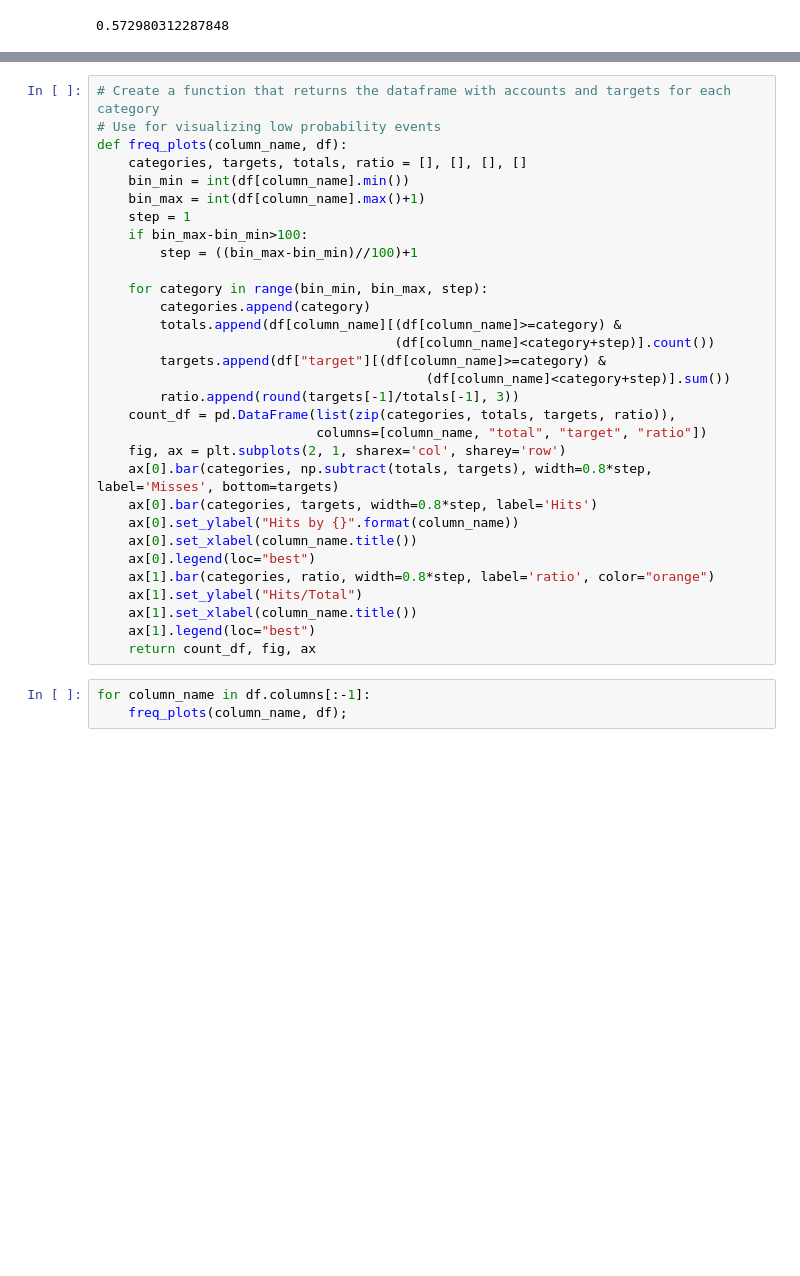
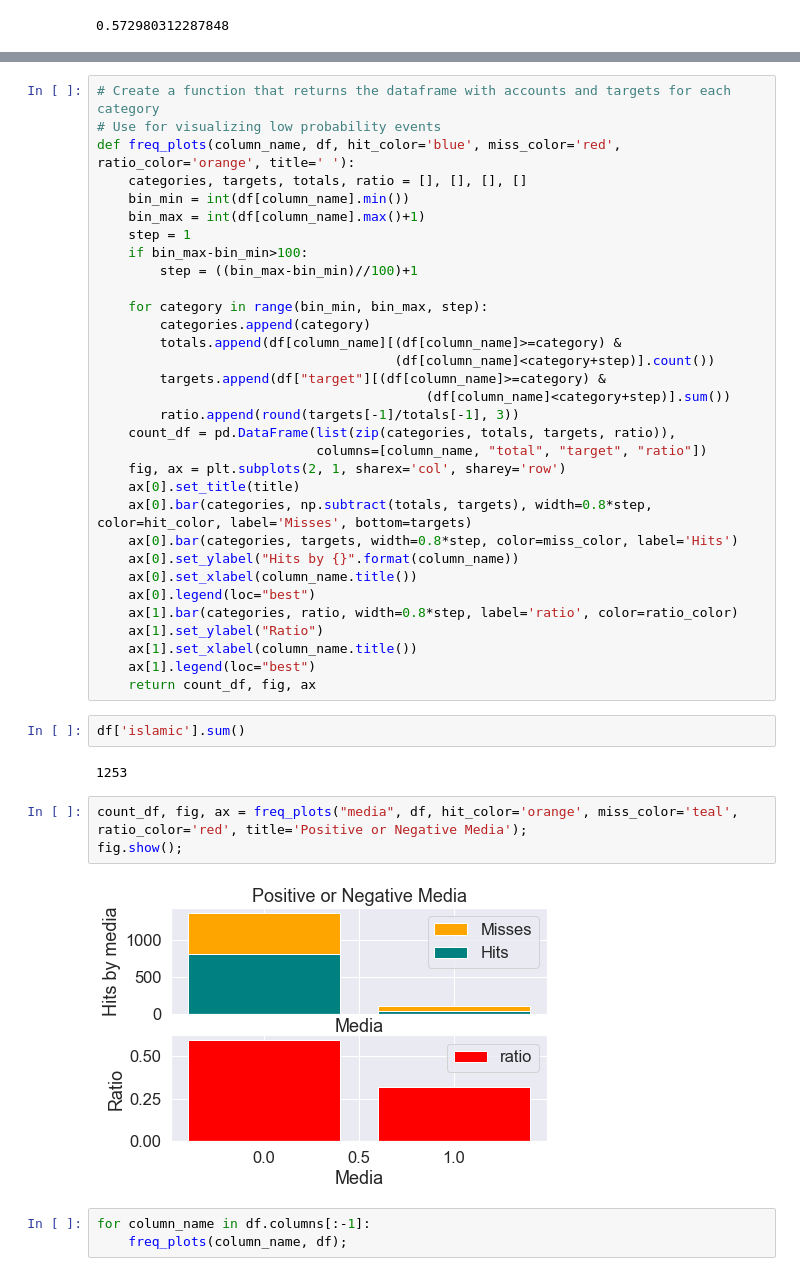
Before and after one commit to TaraRosen/Mod_3_Project, a Jupyter notebook: Module4Classification/ContraceptionClassification.ipynb, the cells around one changed output, grey strips where cells are left out. Drawn from its saved outputs; the diff is of its cells as text; blank space fills up the shorter version.

```diff
--- a/Module4Classification/ContraceptionClassification.ipynb
+++ b/Module4Classification/ContraceptionClassification.ipynb
@@ -86,7 +135,7 @@ df['target'].mean()
 # %%
 # Create a function that returns the dataframe with accounts and targets for each category
 # Use for visualizing low probability events
-def freq_plots(column_name, df):
+def freq_plots(column_name, df, hit_color='blue', miss_color='red', ratio_color='orange', title=' '):
     categories, targets, totals, ratio = [], [], [], []
     bin_min = int(df[column_name].min())
     bin_max = int(df[column_name].max()+1)
@@ -104,16 +153,26 @@ def freq_plots(column_name, df):
     count_df = pd.DataFrame(list(zip(categories, totals, targets, ratio)),
                             columns=[column_name, "total", "target", "ratio"])
     fig, ax = plt.subplots(2, 1, sharex='col', sharey='row')
-    ax[0].bar(categories, np.subtract(totals, targets), width=0.8*step, label='Misses', bottom=targets)
-    ax[0].bar(categories, targets, width=0.8*step, label='Hits')
+    ax[0].set_title(title)
+    ax[0].bar(categories, np.subtract(totals, targets), width=0.8*step, color=hit_color, label='Misses', bottom=targets)
+    ax[0].bar(categories, targets, width=0.8*step, color=miss_color, label='Hits')
     ax[0].set_ylabel("Hits by {}".format(column_name))
     ax[0].set_xlabel(column_name.title())
     ax[0].legend(loc="best")
-    ax[1].bar(categories, ratio, width=0.8*step, label='ratio', color="orange")
-    ax[1].set_ylabel("Hits/Total")
+    ax[1].bar(categories, ratio, width=0.8*step, label='ratio', color=ratio_color)
+    ax[1].set_ylabel("Ratio")
     ax[1].set_xlabel(column_name.title())
     ax[1].legend(loc="best")
     return count_df, fig, ax
+# %%
+df['islamic'].sum()
+# %% [output]
+1253
+# %%
+count_df, fig, ax = freq_plots("media", df, hit_color='orange', miss_color='teal', ratio_color='red', title='Positive or Negative Media');
+fig.show();
+# %% [output]
+[figure, added]
 # %%
 for column_name in df.columns[:-1]:
     freq_plots(column_name, df);
```
Also changed, not shown: parts of 52 cells of this notebook, 2 other files.
